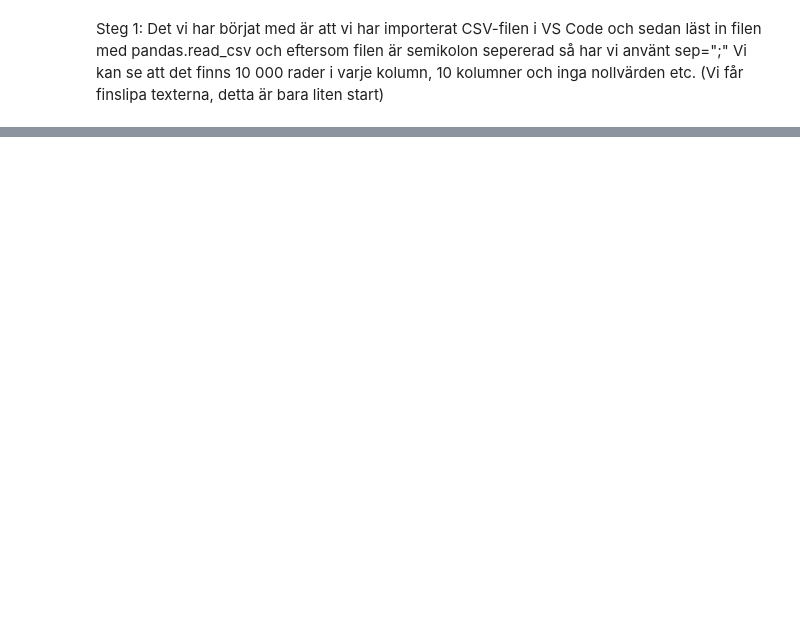
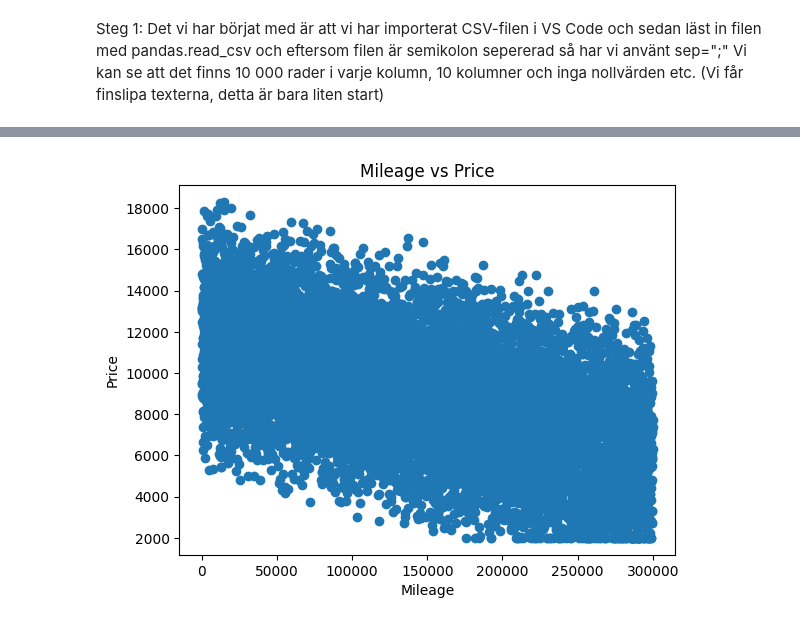
Before and after one commit to Pixelatrix/MachineLearning, a Jupyter notebook: Lillia/Lillia.ipynb, the cells around one changed output, grey strips where cells are left out. Cells and saved outputs as stored; diff of their text form; code cells hidden in the pictures; blank space fills up the shorter version.

```diff
--- a/Lillia/Lillia.ipynb
+++ b/Lillia/Lillia.ipynb
@@ -27,0 +127,10 @@ None
+# %%
+# Mileage vs Price
+
+plt.scatter(df['Mileage'], df['Price'])
+plt.xlabel("Mileage")
+plt.ylabel("Price")
+plt.title("Mileage vs Price")
+plt.show()
+# %% [output]
+[figure, added]
```
Also changed, not shown: parts of 15 cells of this notebook.
